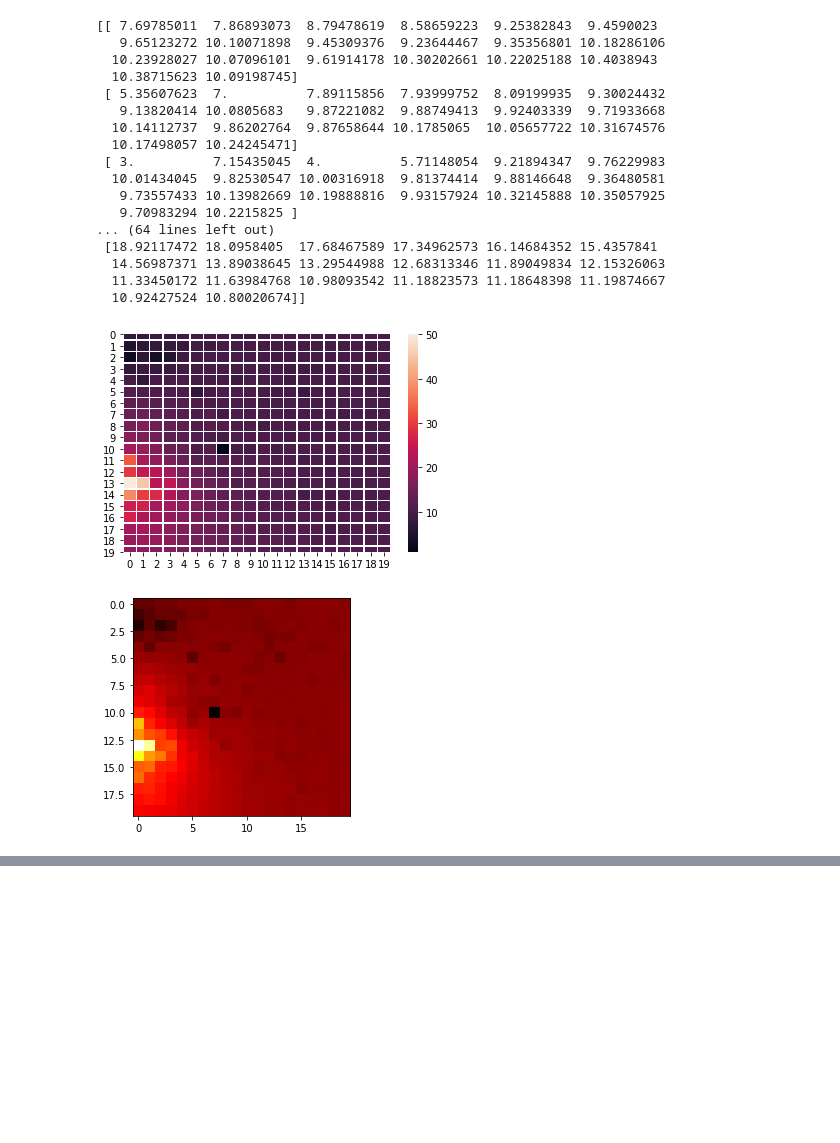
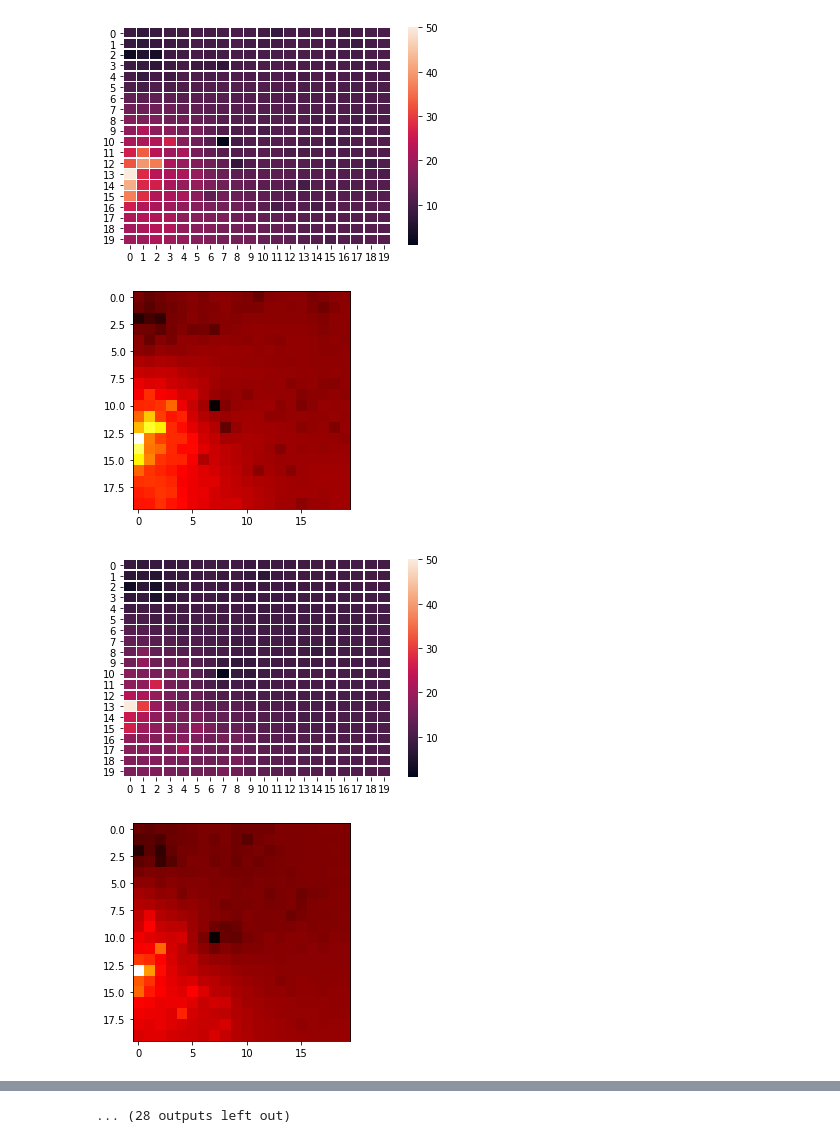
Before and after one commit to pedroripper/SequentialGaussianSimulation, a Jupyter notebook: SequentialGaussianSimulation.ipynb, the cells around one changed output, grey strips where cells are left out. Cells and saved outputs as stored; diff of their text form; code cells hidden in the pictures; blank space fills up the shorter version.

Commit message:
Nsamples

```diff
--- a/SequentialGaussianSimulation.ipynb
+++ b/SequentialGaussianSimulation.ipynb
@@ -16,55 +16,50 @@ def SequentialGaussianSimulation(dados,blocos,p):
     # V sera preenchido e permutado
     for i in range (w):
       v.append(i)
     rd.shuffle(v)
 
     # interpolacao de Sherpard
     for i in range (w):
       x = int(v[i]/m)
       if v[i] == 0:
         y = 0
       else:
         y = int(v[i]%n)
 
       dist = np.sqrt((x-dados[:, 0])**2+(y-dados[:, 1])**2)
 
       if 0 in dist:
         ind = np.where(dist == 0)
         resultado[x,y] = dados[ind[0][0],2]
       else:
         resultado[x,y] = np.sum((1/dist**p)*dados[:,2])/np.sum(1/dist**p)
 
       dados = np.append(dados,[[x,y,resultado[x,y]]],axis = 0)
 
     return resultado
 
+def SGSNsamples(nsamples, dados, blocos, p):
+    x = np.zeros(nsamples, dtype=object)
+    for i in range(nsamples):
+        x[i] = SequentialGaussianSimulation(dados,blocos,p)
+    return x
+
+
 dados = [[1,1,7],[2,0,3],[2,2,4],[14,13,10],[13,0,50],[10,7,1]]
 blocos = (20,20)
-x = SequentialGaussianSimulation(dados,blocos,2)
+#x = SequentialGaussianSimulation(dados,blocos,2)
 
-print(x)
+#print(x)
+nsamples = 20
+x = SGSNsamples(nsamples, dados, blocos, 2)
 
-ax = sns.heatmap(x, linewidth=0.5)
-plt.show()
-plt.imshow(x, cmap='hot', interpolation='nearest')
-plt.show()
+for i in range(nsamples):
+    ax = sns.heatmap(x[i], linewidth=0.5)
+    plt.show()
+    plt.imshow(x[i], cmap='hot', interpolation='nearest')
+    plt.show()
 # %% [output]
-[[ 7.69785011  7.86893073  8.79478619  8.58659223  9.25382843  9.4590023
-   9.65123272 10.10071898  9.45309376  9.23644467  9.35356801 10.18286106
-  10.23928027 10.07096101  9.61914178 10.30202661 10.22025188 10.4038943
-  10.38715623 10.09198745]
- [ 5.35607623  7.          7.89115856  7.93999752  8.09199935  9.30024432
-   9.13820414 10.0805683   9.87221082  9.88749413  9.92403339  9.71933668
-  10.14112737  9.86202764  9.87658644 10.1785065  10.05657722 10.31674576
-  10.17498057 10.24245471]
- [ 3.          7.15435045  4.          5.71148054  9.21894347  9.76229983
-  10.01434045  9.82530547 10.00316918  9.81374414  9.88146648  9.36480581
-   9.73557433 10.13982669 10.19888816  9.93157924 10.32145888 10.35057925
-   9.70983294 10.2215825 ]
-... (64 lines left out)
- [18.92117472 18.0958405  17.68467589 17.34962573 16.14684352 15.4357841
-  14.56987371 13.89038645 13.29544988 12.68313346 11.89049834 12.15326063
-  11.33450172 11.63984768 10.98093542 11.18823573 11.18648398 11.19874667
-  10.92427524 10.80020674]]
-[figure, old version]
+[figure, new version]
-[figure, old version]
+[figure, new version]
+[figure, added]
+[figure, added]
@@ -70,0 +74 @@ plt.show()
+... (28 outputs left out)
```
Also changed, not shown: parts of 1 cell of this notebook.
